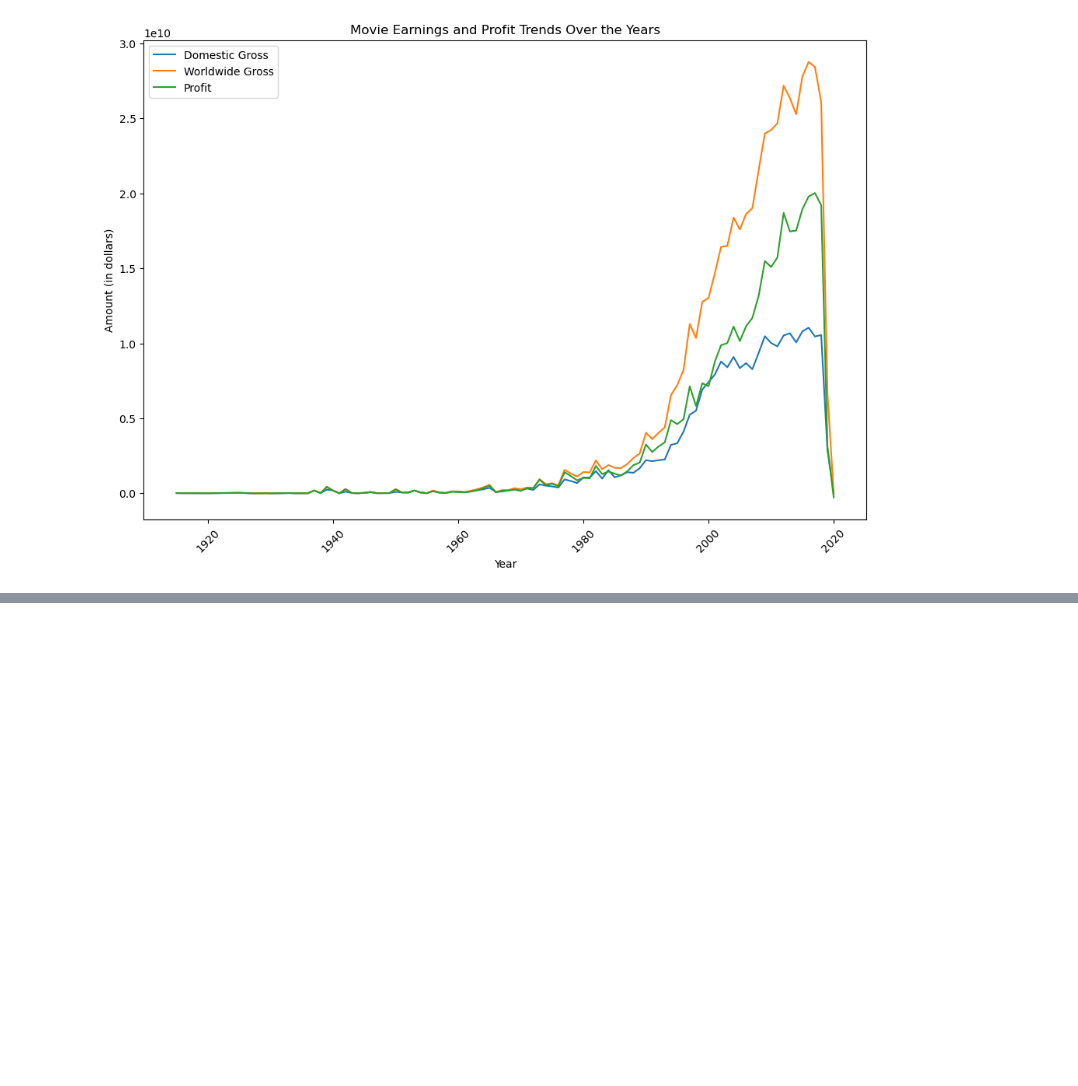
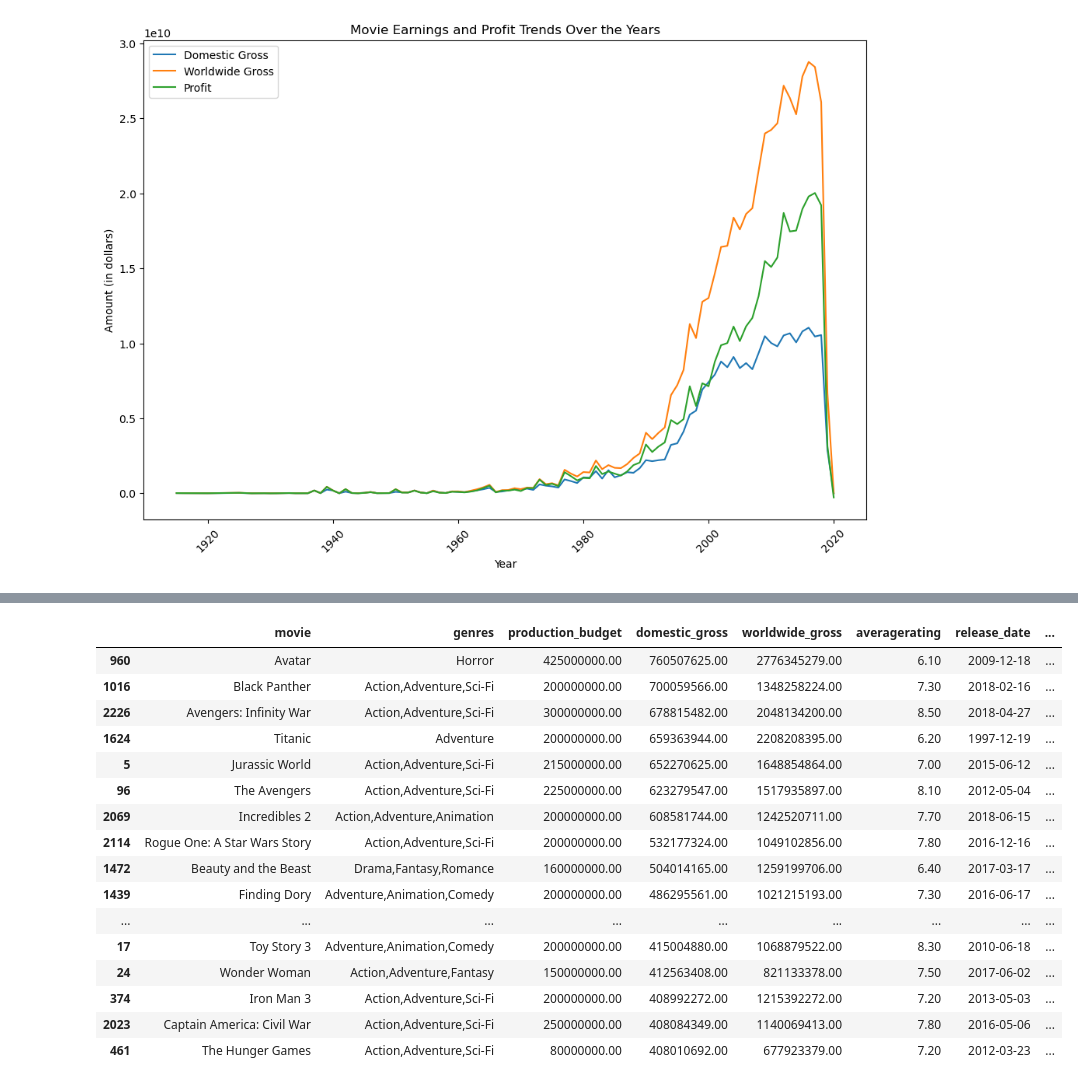
Before and after one commit to Katekui2024/Movies_Analysis, a Jupyter notebook: movie_data_analysis_Vallary.ipynb, the cells around one changed output, grey strips where cells are left out. Cells and saved outputs as stored; diff of their text form; code cells hidden in the pictures; blank space fills up the shorter version.

```diff
--- a/movie_data_analysis_Vallary.ipynb
+++ b/movie_data_analysis_Vallary.ipynb
@@ -258,0 +473,21 @@ plt.show();
+# %%
+top_20_domestic= combined_data_with_budget.nlargest(n = 20, columns = 'domestic_gross')
+top_20_domestic
+# %% [output]
+|  | movie | genres | production_budget | domestic_gross | worldwide_gross | averagerating | release_date | ... |
+| 960 | Avatar | Horror | 425000000.00 | 760507625.00 | 2776345279.00 | 6.10 | 2009-12-18 | ... |
+| 1016 | Black Panther | Action,Adventure,Sci-Fi | 200000000.00 | 700059566.00 | 1348258224.00 | 7.30 | 2018-02-16 | ... |
+| 2226 | Avengers: Infinity War | Action,Adventure,Sci-Fi | 300000000.00 | 678815482.00 | 2048134200.00 | 8.50 | 2018-04-27 | ... |
+| 1624 | Titanic | Adventure | 200000000.00 | 659363944.00 | 2208208395.00 | 6.20 | 1997-12-19 | ... |
+| 5 | Jurassic World | Action,Adventure,Sci-Fi | 215000000.00 | 652270625.00 | 1648854864.00 | 7.00 | 2015-06-12 | ... |
+| 96 | The Avengers | Action,Adventure,Sci-Fi | 225000000.00 | 623279547.00 | 1517935897.00 | 8.10 | 2012-05-04 | ... |
+| 2069 | Incredibles 2 | Action,Adventure,Animation | 200000000.00 | 608581744.00 | 1242520711.00 | 7.70 | 2018-06-15 | ... |
+| 2114 | Rogue One: A Star Wars Story | Action,Adventure,Sci-Fi | 200000000.00 | 532177324.00 | 1049102856.00 | 7.80 | 2016-12-16 | ... |
+| 1472 | Beauty and the Beast | Drama,Fantasy,Romance | 160000000.00 | 504014165.00 | 1259199706.00 | 6.40 | 2017-03-17 | ... |
+| 1439 | Finding Dory | Adventure,Animation,Comedy | 200000000.00 | 486295561.00 | 1021215193.00 | 7.30 | 2016-06-17 | ... |
+| ... | ... | ... | ... | ... | ... | ... | ... | ... |
+| 17 | Toy Story 3 | Adventure,Animation,Comedy | 200000000.00 | 415004880.00 | 1068879522.00 | 8.30 | 2010-06-18 | ... |
+| 24 | Wonder Woman | Action,Adventure,Fantasy | 150000000.00 | 412563408.00 | 821133378.00 | 7.50 | 2017-06-02 | ... |
+| 374 | Iron Man 3 | Action,Adventure,Sci-Fi | 200000000.00 | 408992272.00 | 1215392272.00 | 7.20 | 2013-05-03 | ... |
+| 2023 | Captain America: Civil War | Action,Adventure,Sci-Fi | 250000000.00 | 408084349.00 | 1140069413.00 | 7.80 | 2016-05-06 | ... |
+| 461 | The Hunger Games | Action,Adventure,Sci-Fi | 80000000.00 | 408010692.00 | 677923379.00 | 7.20 | 2012-03-23 | ... |
```
Also changed, not shown: parts of 26 cells of this notebook.
